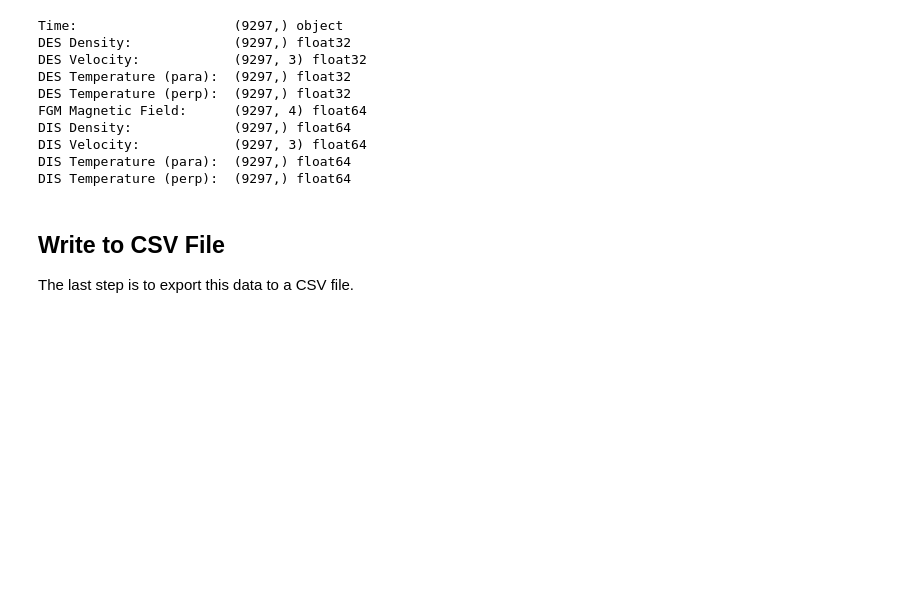
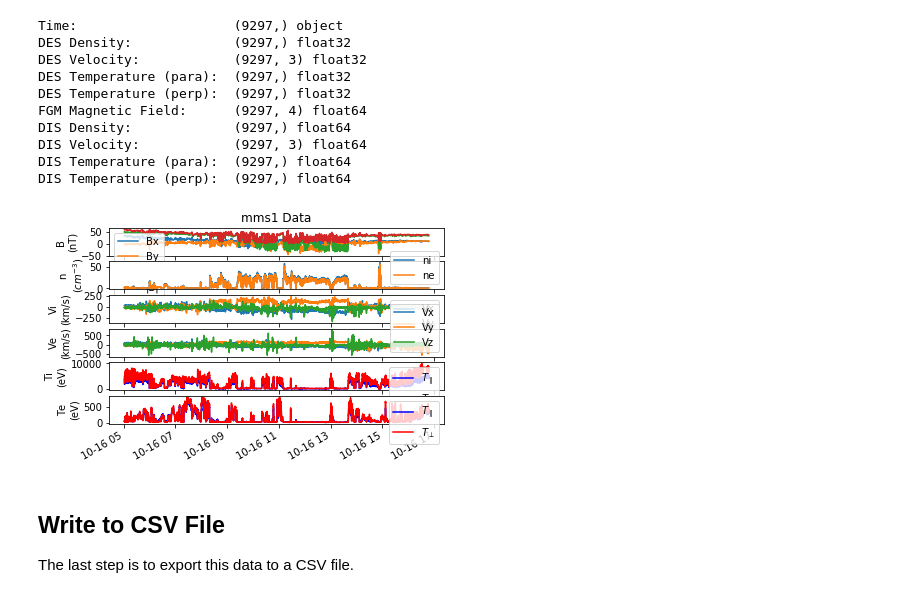
Before and after one commit to argallmr/pymms, a Jupyter notebook: mms_ml_data2csv.ipynb, the cells around one changed output. Saved outputs shown, nothing was run; the diff lists cells and outputs as text; code cells hidden in the pictures; blank space fills up the shorter version.

```diff
--- a/mms_ml_data2csv.ipynb
+++ b/mms_ml_data2csv.ipynb
@@ -289,6 +348,49 @@ DIS Density:             (9297,) float64
 DIS Velocity:            (9297, 3) float64
 DIS Temperature (para):  (9297,) float64
 DIS Temperature (perp):  (9297,) float64
+# %%
+# Visualize the data
+fig, ax = plt.subplots(nrows=6, ncols=1, squeeze=False)
+
+fig.autofmt_xdate()
+
+# Magnetic field
+hn = ax[0,0].plot(des_t, fgm_b_interp)
+ax[0,0].legend(labels=['Bx', 'By', 'Bz', '|B|'])
+ax[0,0].set_title(sc + ' Data')
+ax[0,0].set_ylabel('B\n(nT)')
+
+# Density
+hni, = ax[1,0].plot(des_t, dis_n_interp, label='ni')
+hne, = ax[1,0].plot(des_t, des_n, label='ne')
+ax[1,0].legend()
+ax[1,0].set_ylabel('n\n($cm^{-3}$)')
+
+# DIS Velocity
+ax[2,0].plot(des_t, dis_v_interp)
+ax[2,0].legend(labels=['Vx', 'Vy', 'Vz'])
+ax[2,0].set_ylabel('Vi\n(km/s)')
+
+# DES Velocity
+hvx = ax[3,0].plot(des_t, des_v)
+ax[3,0].legend(labels=['Vx', 'Vy', 'Vz'])
+ax[3,0].set_ylabel('Ve\n(km/s)')
+
+# DIS Temperature
+htpara, = ax[4,0].plot(des_t, dis_temp_para_interp, 'b', label='$T_{\parallel}$')
+htperp, = ax[4,0].plot(des_t, dis_temp_perp_interp, 'r', label='$T_{\perp}$')
+ax[4,0].legend(loc='upper right')
+ax[4,0].set_ylabel('Ti\n(eV)')
+
+# DES Temperature
+htpara, = ax[5,0].plot(des_t, des_temp_para, 'b', label='$T_{\parallel}$')
+htperp, = ax[5,0].plot(des_t, des_temp_perp, 'r', label='$T_{\perp}$')
+ax[5,0].legend(loc='upper right')
+ax[5,0].set_ylabel('Te\n(eV)')
+
+plt.show()
+# %% [output]
+[figure, added]
 # %% [markdown]
 ## Write to CSV File
 The last step is to export this data to a CSV file.
```
Also changed, not shown: parts of 7 cells of this notebook.
